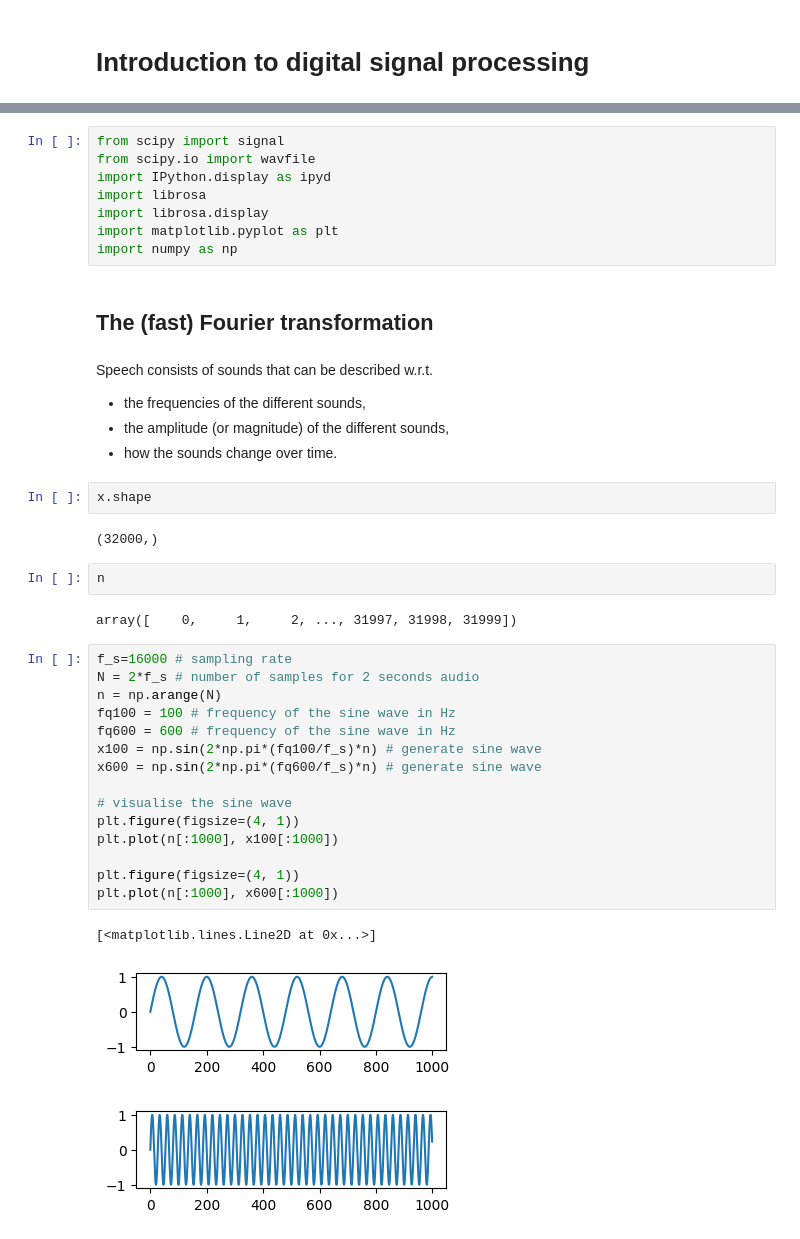
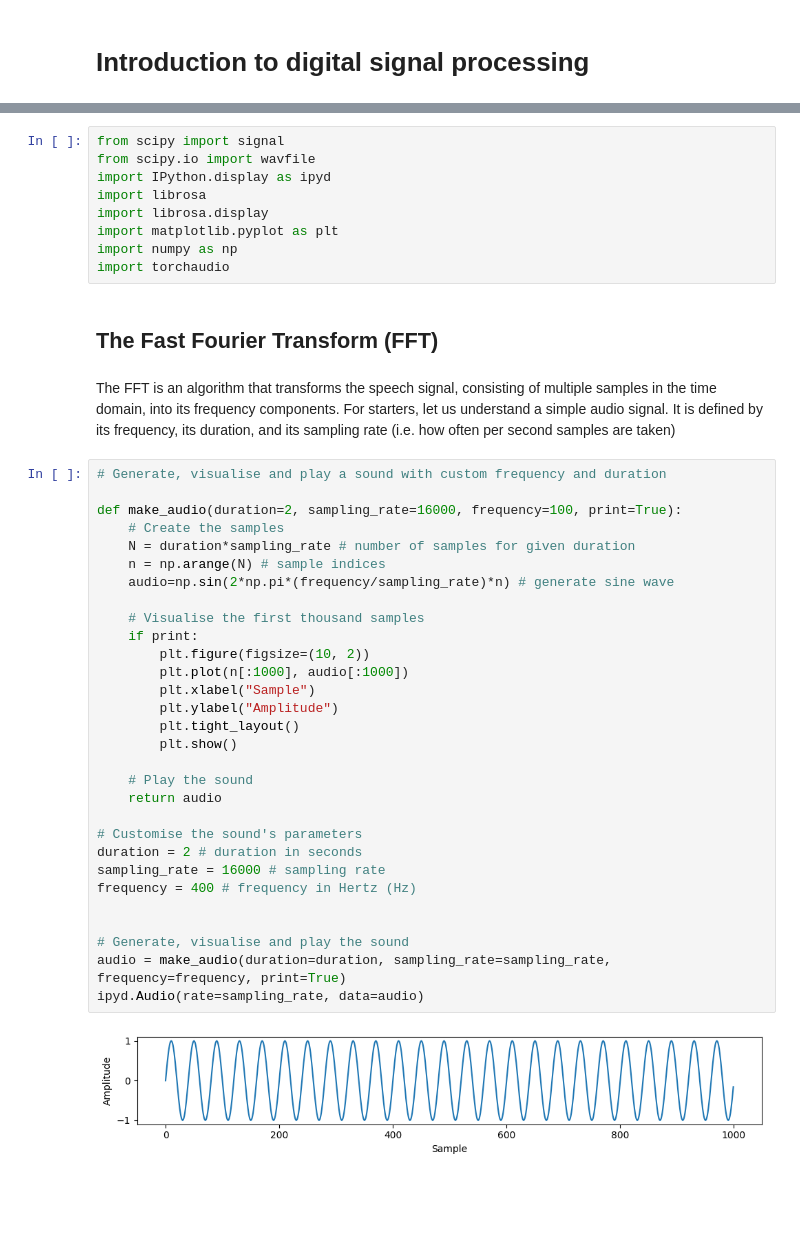
Before and after one commit to aihpi/video-search, a Jupyter notebook: learning-materials/digital_signal_processing.ipynb, the cells around one changed output, grey strips where cells are left out. Cells and saved outputs as stored; diff of their text form; blank space fills up the shorter version.

Commit message:
update learning materials; Fast Fourier Transform; add sound examples

```diff
--- a/learning-materials/digital_signal_processing.ipynb
+++ b/learning-materials/digital_signal_processing.ipynb
@@ -10,38 +24,40 @@ import librosa
 import librosa.display
 import matplotlib.pyplot as plt
 import numpy as np
+import torchaudio
 # %% [markdown]
-## The (fast) Fourier transformation
+## The Fast Fourier Transform (FFT)
 # %% [markdown]
-Speech consists of sounds that can be described w.r.t.
-
-- the frequencies of the different sounds,
-- the amplitude (or magnitude) of the different sounds,
-- how the sounds change over time.
+The FFT is an algorithm that transforms the speech signal, consisting of multiple samples in the time domain, into its frequency components. For starters, let us understand a simple audio signal. It is defined by its frequency, its duration, and its sampling rate (i.e. how often per second samples are taken)
-# %%
-x.shape
-# %% [output]
-(32000,)
-# %%
-n
-# %% [output]
-array([    0,     1,     2, ..., 31997, 31998, 31999])
 # %%
-f_s=16000 # sampling rate
-N = 2*f_s # number of samples for 2 seconds audio
-n = np.arange(N)
-fq100 = 100 # frequency of the sine wave in Hz
-fq600 = 600 # frequency of the sine wave in Hz
-x100 = np.sin(2*np.pi*(fq100/f_s)*n) # generate sine wave
-x600 = np.sin(2*np.pi*(fq600/f_s)*n) # generate sine wave
+# Generate, visualise and play a sound with custom frequency and duration
 
-# visualise the sine wave
-plt.figure(figsize=(4, 1))
-plt.plot(n[:1000], x100[:1000])
+def make_audio(duration=2, sampling_rate=16000, frequency=100, print=True):
+    # Create the samples
+    N = duration*sampling_rate # number of samples for given duration
+    n = np.arange(N) # sample indices
+    audio=np.sin(2*np.pi*(frequency/sampling_rate)*n) # generate sine wave
 
-plt.figure(figsize=(4, 1))
-plt.plot(n[:1000], x600[:1000])
+    # Visualise the first thousand samples
+    if print:
+        plt.figure(figsize=(10, 2))
+        plt.plot(n[:1000], audio[:1000])
+        plt.xlabel("Sample")
+        plt.ylabel("Amplitude")
+        plt.tight_layout()
+        plt.show()
+
+    # Play the sound
+    return audio
+
+# Customise the sound's parameters
+duration = 2 # duration in seconds
+sampling_rate = 16000 # sampling rate
+frequency = 400 # frequency in Hertz (Hz)
+
+
+# Generate, visualise and play the sound
+audio = make_audio(duration=duration, sampling_rate=sampling_rate, frequency=frequency, print=True)
+ipyd.Audio(rate=sampling_rate, data=audio)
 # %% [output]
-[<matplotlib.lines.Line2D at 0x...>]
-[figure, old version]
+[figure, new version]
-[figure, removed]
```
Also changed, not shown: parts of 12 cells of this notebook, 6 other files.
